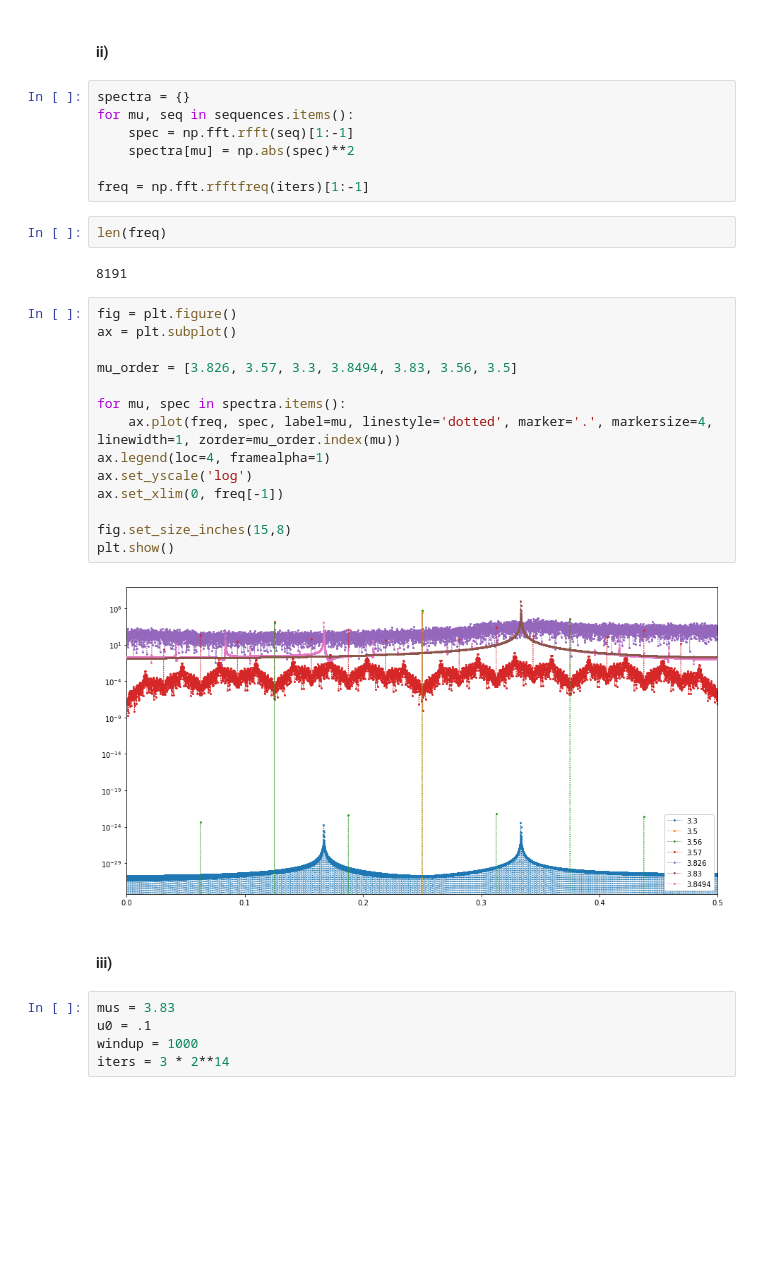
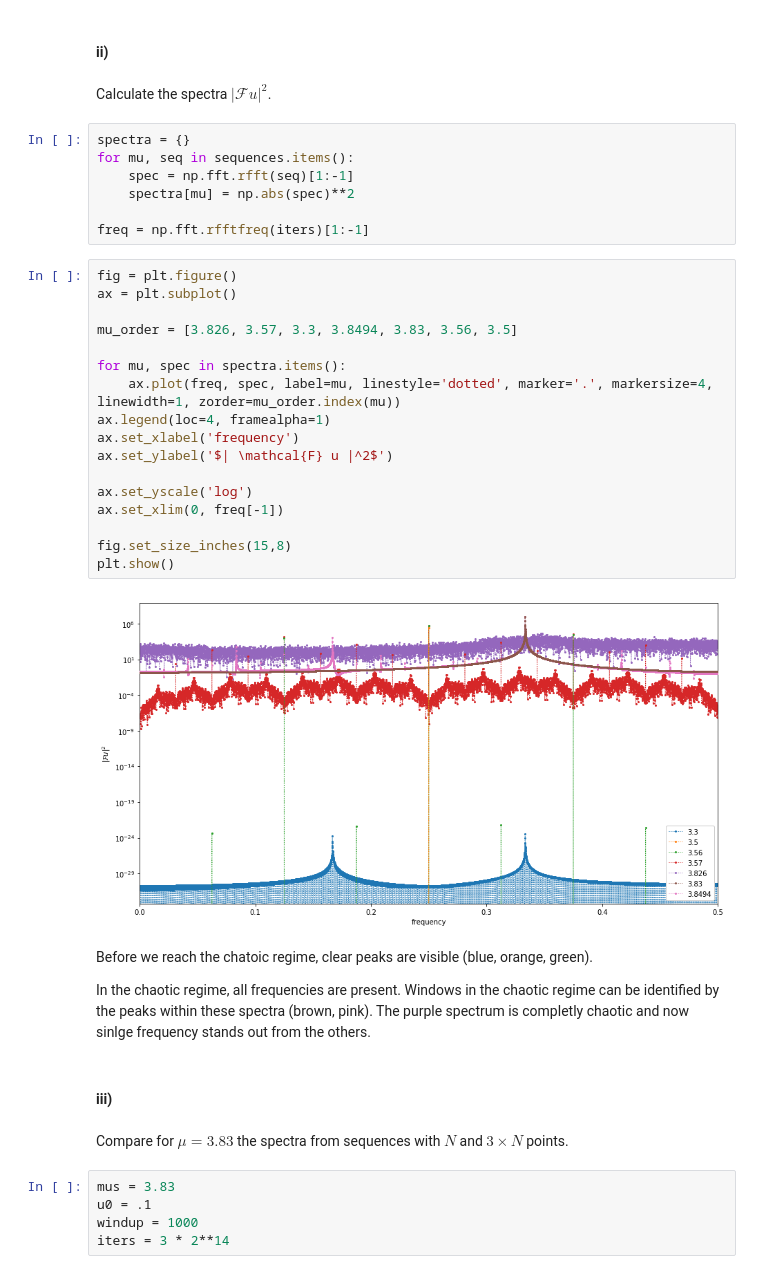
Before and after one commit to ManshaP/CCEES, a Jupyter notebook: exercise_3/2_spectrum_of_logistic_map.ipynb, the cells around one changed output. Saved outputs shown, nothing was run; the diff lists cells and outputs as text; blank space fills up the shorter version.

```diff
--- a/exercise_3/2_spectrum_of_logistic_map.ipynb
+++ b/exercise_3/2_spectrum_of_logistic_map.ipynb
@@ -49,6 +51,8 @@ plt.show()
 [figure]
 # %% [markdown]
 #### ii)
+# %% [markdown]
+Calculate the spectra $| \mathcal{F} u |^2$.
 # %%
 spectra = {}
 for mu, seq in sequences.items():
@@ -56,28 +60,33 @@ for mu, seq in sequences.items():
     spectra[mu] = np.abs(spec)**2
 
 freq = np.fft.rfftfreq(iters)[1:-1]
-# %%
-len(freq)
-# %% [output]
-8191
 # %%
 fig = plt.figure()
 ax = plt.subplot()
 
 mu_order = [3.826, 3.57, 3.3, 3.8494, 3.83, 3.56, 3.5]
 
 for mu, spec in spectra.items():
     ax.plot(freq, spec, label=mu, linestyle='dotted', marker='.', markersize=4, linewidth=1, zorder=mu_order.index(mu))
 ax.legend(loc=4, framealpha=1)
+ax.set_xlabel('frequency')
+ax.set_ylabel('$| \mathcal{F} u |^2$')
+
 ax.set_yscale('log')
 ax.set_xlim(0, freq[-1])
 
 fig.set_size_inches(15,8)
 plt.show()
 # %% [output]
-[figure, old version]
+[figure, new version]
+# %% [markdown]
+Before we reach the chatoic regime, clear peaks are visible (blue, orange, green).
+
+In the chaotic regime, all frequencies are present. Windows in the chaotic regime can be identified by the peaks within these spectra (brown, pink). The purple spectrum is completly chaotic and now sinlge frequency stands out from the others.
 # %% [markdown]
 #### iii)
+# %% [markdown]
+Compare for $\mu = 3.83$ the spectra from sequences with $N$ and $3 \times N$ points.
 # %%
 mus = 3.83
 u0 = .1
```
Also changed, not shown: parts of 7 cells of this notebook.
